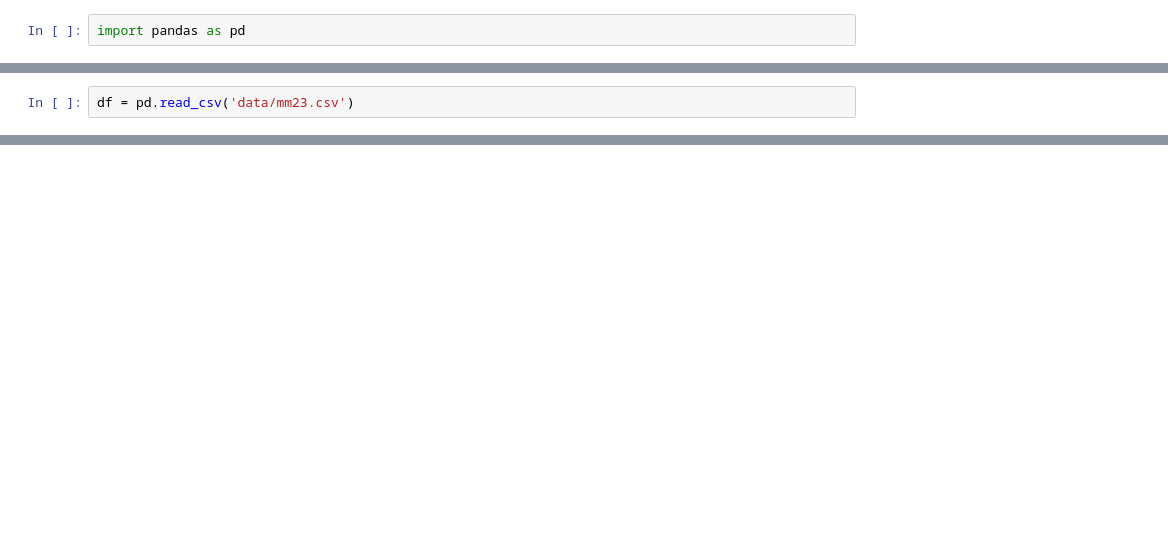
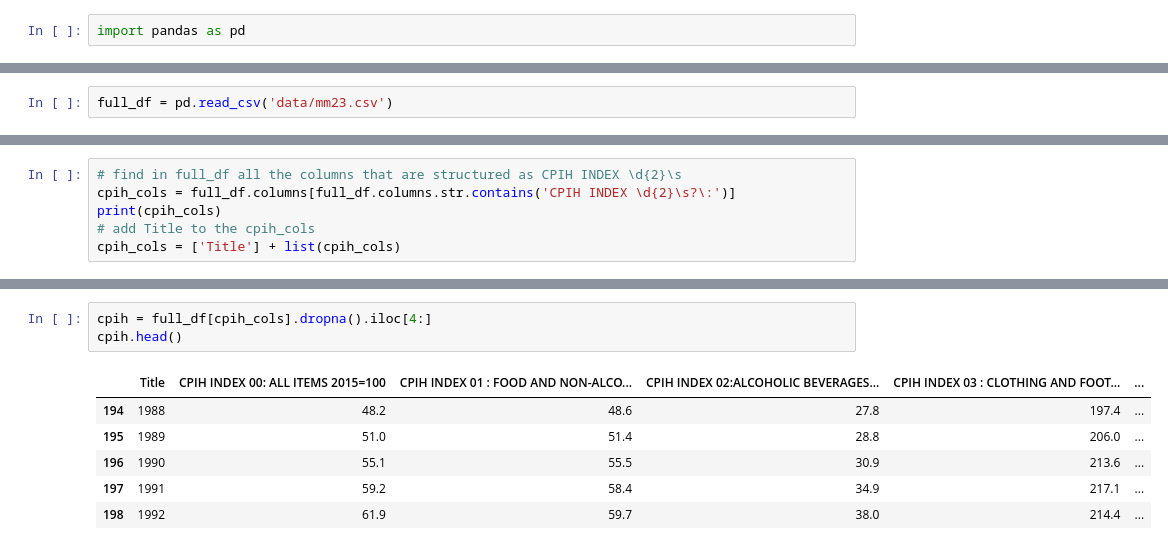
Before and after one commit to dguiraldes/DS_Macquarie, a Jupyter notebook: test_jupyter.ipynb, the cells around one changed output, grey strips where cells are left out. Saved outputs shown, nothing was run; the diff lists cells and outputs as text; blank space fills up the shorter version.

```diff
--- a/test_jupyter.ipynb
+++ b/test_jupyter.ipynb
@@ -3,2 +52,2 @@ import pandas as pd
 # %%
-df = pd.read_csv('data/mm23.csv')
+full_df = pd.read_csv('data/mm23.csv')
@@ -6,0 +54,6 @@ HTTPError: HTTP Error 403: Forbidden
+# %%
+# find in full_df all the columns that are structured as CPIH INDEX \d{2}\s
+cpih_cols = full_df.columns[full_df.columns.str.contains('CPIH INDEX \d{2}\s?\:')]
+print(cpih_cols)
+# add Title to the cpih_cols
+cpih_cols = ['Title'] + list(cpih_cols)
@@ -6,0 +74,10 @@ HTTPError: HTTP Error 403: Forbidden
+# %%
+cpih = full_df[cpih_cols].dropna().iloc[4:]
+cpih.head()
+# %% [output]
+|  | Title | CPIH INDEX 00: ALL ITEMS 2015=100 | CPIH INDEX 01 : FOOD AND NON-ALCO... | CPIH INDEX 02:ALCOHOLIC BEVERAGES... | CPIH INDEX 03 : CLOTHING AND FOOT... | ... |
+| 194 | 1988 | 48.2 | 48.6 | 27.8 | 197.4 | ... |
+| 195 | 1989 | 51.0 | 51.4 | 28.8 | 206.0 | ... |
+| 196 | 1990 | 55.1 | 55.5 | 30.9 | 213.6 | ... |
+| 197 | 1991 | 59.2 | 58.4 | 34.9 | 217.1 | ... |
+| 198 | 1992 | 61.9 | 59.7 | 38.0 | 214.4 | ... |
```
Also changed, not shown: parts of 50 cells of this notebook, 3 other files.
